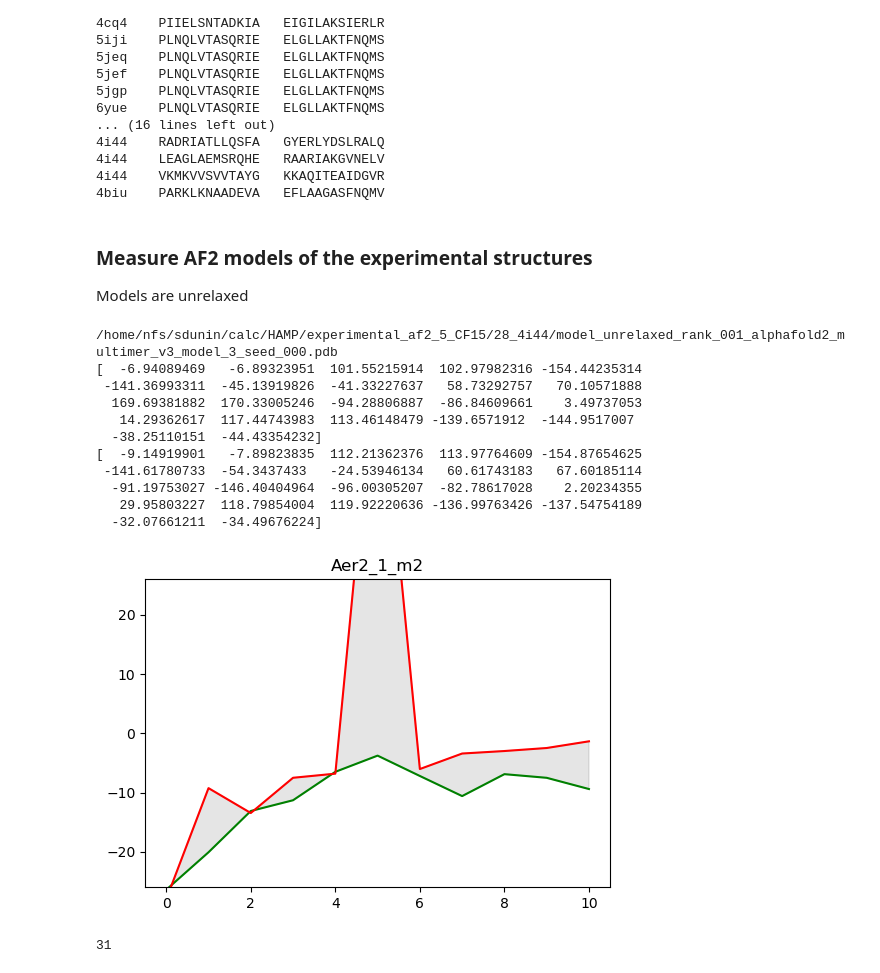
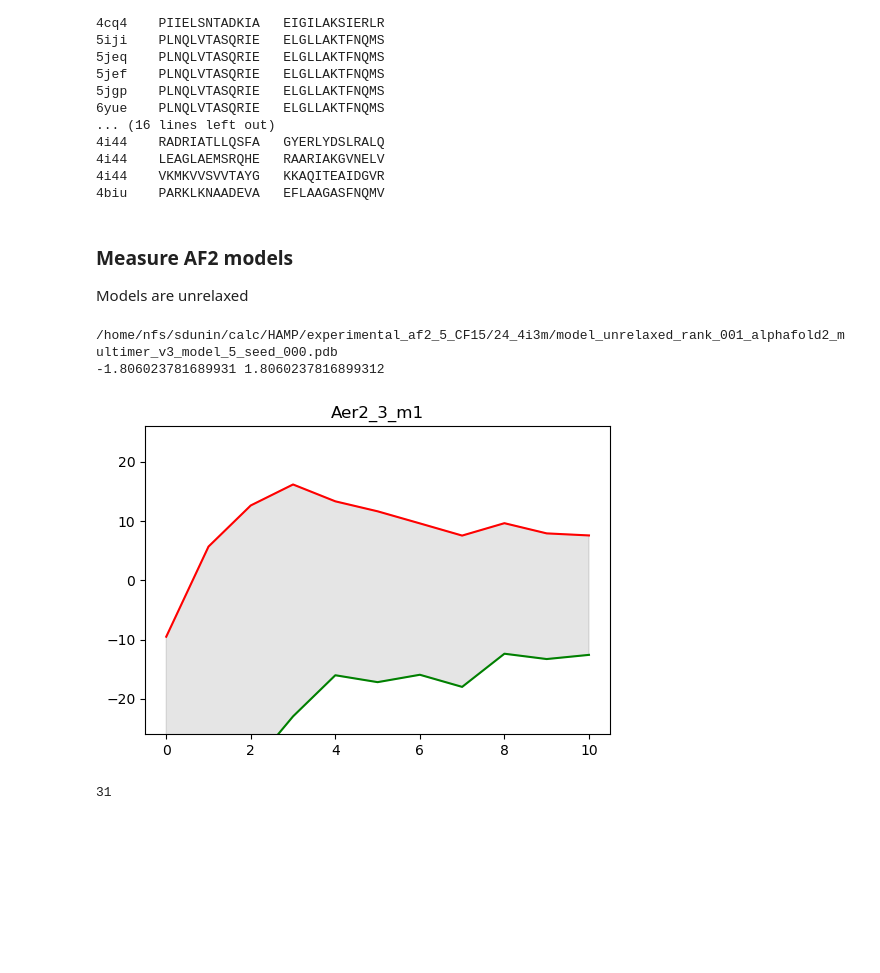
Before and after one commit to labstructbioinf/HAMPpred, a Jupyter notebook: notebooks/steps/2b_prepare_pdb.ipynb, the cells around one changed output. Drawn from its saved outputs; the diff is of its cells as text; code cells hidden in the pictures; blank space fills up the shorter version.

```diff
--- a/notebooks/steps/2b_prepare_pdb.ipynb
+++ b/notebooks/steps/2b_prepare_pdb.ipynb
@@ -49,7 +49,7 @@ exp_hamps = [
     ['2y0q.pdb', 283, 311, 13, 'A', 'B', 'a', 'lightgrey', 'Af1503 A291C', False], # OK
     ['2y20.pdb', 283, 311, 13, 'A', 'B', 'a', 'lightgrey', 'Af1503 A291I', False], # OK
     ['2y21.pdb', 283, 311, 13, 'A', 'B', 'a', 'lightgrey', 'Af1503 A291V', False], # OK
-    ['4gn0.pdb', 253, 281, 13, 'A', 'C', 'a', 'lightgrey', 'Af1503 WT', False],    # OK
+    ['4gn0.pdb', 253, 281, 13, 'A', 'B', 'a', 'lightgrey', 'Af1503 WT', False],    # OK
     ['4cq4.pdb', 283, 311, 13, 'A', 'B', 'a', 'lightgrey', 'Af1503 WT', False],    # OK
 
     # 2Y0T assymetric
@@ -68,7 +68,7 @@ exp_hamps = [
     ['3zcc.pdb', 283, 311, 13, 'A', 'B', 'a', 'lightgrey', 'Af1503 WT+DHp(EnvZ)R333G ', False], # OK
     ['2lfr.pdb', 283, 311, 13, 'A', 'B', 'a', 'lightgrey', 'Af1503 WT+DHp(EnvZ)', False],       # OK
     ['2lfs.pdb', 283, 311, 13, 'A', 'B', 'a', 'lightgrey', 'Af1503 A291F+DHp(EnvZ)', False],    # OK
-    ['4cti.pdb', 283, 311, 13, 'C', 'D', 'a', 'lightgrey', 'Af1503 A291F+DHp(EnvZ)', False],    # OK
+    ['4cti.pdb', 283, 311, 13, 'A', 'B', 'a', 'lightgrey', 'Af1503 A291F+DHp(EnvZ)', False],    # OK
 
     ['4biv.pdb', 189, 217, 13, 'A', 'B', 'a', 'lightgrey', 'CpxA', False],               # OK
     ['3zx6.pdb', 7, 35, 13, 'A', 'B', 'a', 'lightgrey', 'AF1503 A291V+MA(Tsr)', False],  # OK
@@ -203,7 +203,7 @@ model,{full_seq}:{full_seq}'''
 4i44    VKMKVVSVVTAYG   KKAQITEAIDGVR
 4biu    PARKLKNAADEVA   EFLAAGASFNQMV
 # %% [markdown]
-### Measure AF2 models of the experimental structures
+### Measure AF2 models
 Models are unrelaxed
 # %%
 data=[]
@@ -221,8 +221,7 @@ for pos, (exp_hamp, helix) in enumerate(zip(exp_hamps, helices)):
     name = exp_hamp[-2]
 
     # debug
-
-    if name != "Aer2_1_m2": continue
+    if name != "Aer2_3_m1": continue
 
     assert full_seq.find(n_helix_seq) == EXTENSION
 
@@ -260,11 +259,22 @@ for pos, (exp_hamp, helix) in enumerate(zip(exp_hamps, helices)):
                                                  a2_start, a2_stop,
                                                  chain1, chain2)
 
+    # axial shift
+    n_shift = bundle_df['shift'][0::2].mean()
+    c_shift = bundle_df['shift'][1::2].mean()
+
+    print(n_shift, c_shift)
+
+    glob_shift = (n_shift - c_shift) / 2
+
+
+    # axial rotation
+
     n_crick = n_crick[2:-2]
     c_crick = c_crick[2:-2]
 
-    print(n_crick)
-    print(c_crick)
+    #print(n_crick)
+    #print(c_crick)
 
     P = bundle_df.P.values
     n_P_list = P[0::2][2:-2]
@@ -286,6 +296,12 @@ for pos, (exp_hamp, helix) in enumerate(zip(exp_hamps, helices)):
 
     c_crick_diff = diffangle(c_crick, c_crick_ref)
     c_crick_diff = (c_crick_diff[0::2] + c_crick_diff[1::2])/2
+
+    # there is a problem with this structure
+    # one layer is not measured properly in C-term helices
+    # thus values are copied from the N-term helices
+    if name == "Aer2_1_m2":
+        c_crick_diff[5] = n_crick_diff[5]
 
     rot = diffangle(n_crick, c_crick) / 2
     rot = (rot[0::2] + rot[1::2])/2
@@ -298,47 +314,38 @@ for pos, (exp_hamp, helix) in enumerate(zip(exp_hamps, helices)):
 
     ax.fill_between(range(len(n_crick_diff)), n_crick_diff, c_crick_diff,
                    color='k', alpha=0.1)
 
     #ax.plot(rot, label=exp_hamp[0]+"rotation", color='black')
     ax.set_ylim(-26, 26)
     ax.set_title(name)
 
     n_crick_diff = np.mean(n_crick_diff)
     c_crick_diff = np.mean(c_crick_diff)
 
     seq1 = bundle_df.res_name[0::4].tolist()
     seq2 = bundle_df.res_name[1::4].tolist()
     seq1 = "".join([AA_3_to_1[res] for res in seq1])
     seq2 = "".join([AA_3_to_1[res] for res in seq2])
 
     assert seq1 == n_helix_seq
     assert seq2 == c_helix_seq
 
     data.append([str(pos)+ "_" + exp_hamp[0], n_crick_diff, c_crick_diff, seq1, seq2, exp_hamp[7], n_crick, c_crick, exp_hamp[8],
-                exp_hamp[9]])
+                exp_hamp[9], glob_shift])
 
 
-data_af2_df = pd.DataFrame(data, columns=['pdb', 'n_rot', 'c_rot', 'seq1', 'seq2', 'color', 'n_list', 'c_list', 'label', 'mutant'])
+data_af2_df = pd.DataFrame(data, columns=['pdb', 'n_rot', 'c_rot', 'seq1', 'seq2', 'color', 'n_list', 'c_list', 'label', 'mutant', 'glob_shift'])
 data_af2_df.set_index('pdb', inplace=True)
 
 data_af2_df['rot'] = diffangle(data_af2_df.n_list, data_af2_df.c_list)
 data_af2_df['rot_mean'] = data_af2_df['rot'].apply(np.mean)
 data_af2_df['rot_std'] = data_af2_df['rot'].apply(np.std)
 
 data_af2_df.to_pickle(os.path.join(data_dir, 'pdb_af2_measure.p'))
 # %% [output]
-/home/nfs/sdunin/calc/HAMP/experimental_af2_5_CF15/28_4i44/model_unrelaxed_rank_001_alphafold2_multimer_v3_model_3_seed_000.pdb
-[  -6.94089469   -6.89323951  101.55215914  102.97982316 -154.44235314
- -141.36993311  -45.13919826  -41.33227637   58.73292757   70.10571888
-  169.69381882  170.33005246  -94.28806887  -86.84609661    3.49737053
-   14.29362617  117.44743983  113.46148479 -139.6571912  -144.9517007
-  -38.25110151  -44.43354232]
-[  -9.14919901   -7.89823835  112.21362376  113.97764609 -154.87654625
- -141.61780733  -54.3437433   -24.53946134   60.61743183   67.60185114
-  -91.19753027 -146.40404964  -96.00305207  -82.78617028    2.20234355
-   29.95803227  118.79854004  119.92220636 -136.99763426 -137.54754189
-  -32.07661211  -34.49676224]
+/home/nfs/sdunin/calc/HAMP/experimental_af2_5_CF15/24_4i3m/model_unrelaxed_rank_001_alphafold2_multimer_v3_model_5_seed_000.pdb
+-1.806023781689931 1.8060237816899312
-[figure, old version]
+[figure, new version]
 # %%
 len(data_af2_df)
 # %% [output]
```
Also changed, not shown: parts of 13 cells of this notebook, 5 other files.
